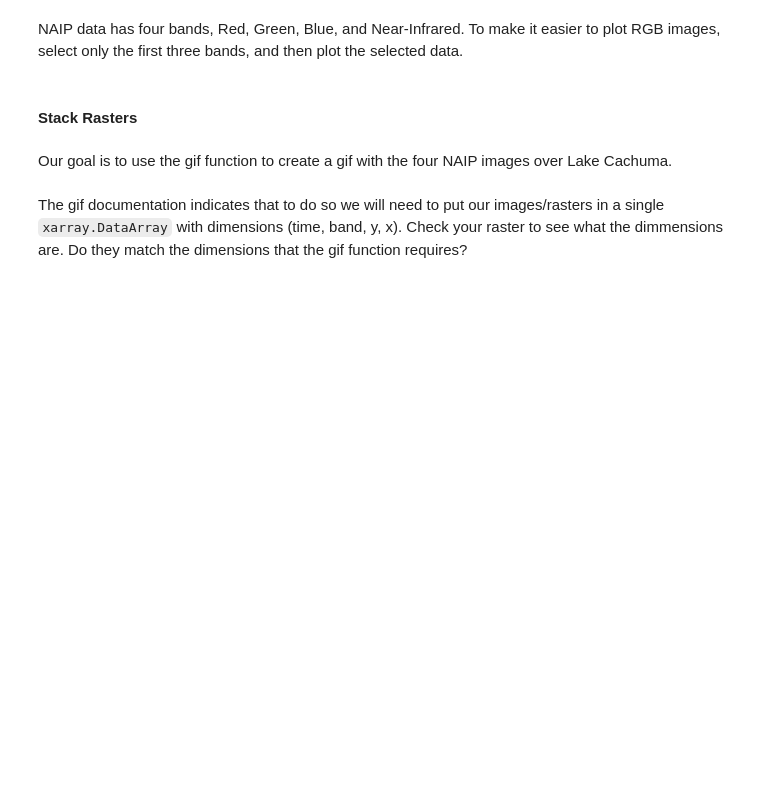
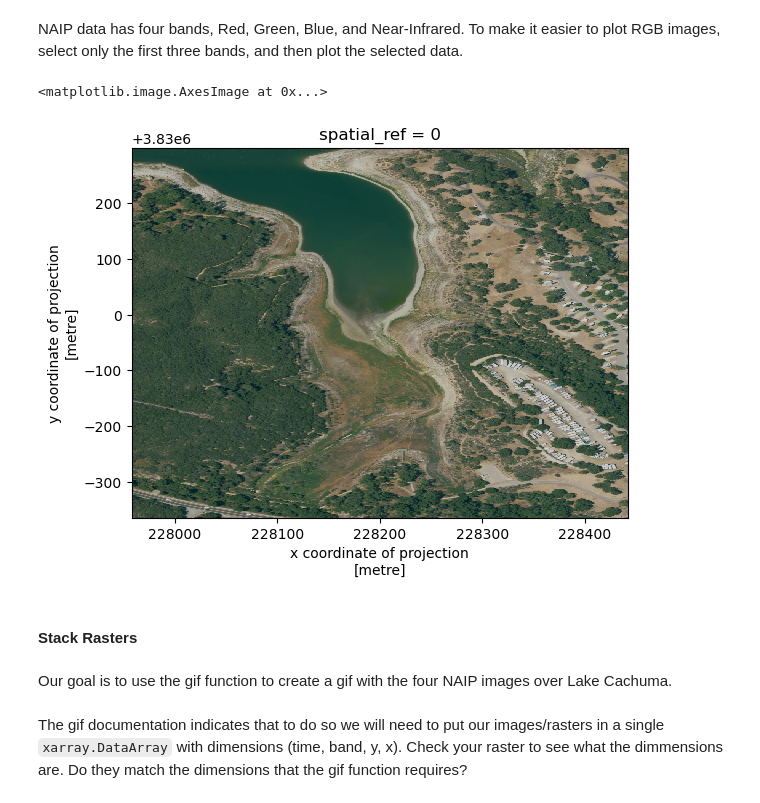
Before and after one commit to tommats00/discussion-week-10, a Jupyter notebook: gif.ipynb, the cells around one changed output. Cells and saved outputs as stored; diff of their text form; code cells hidden in the pictures; blank space fills up the shorter version.

```diff
--- a/gif.ipynb
+++ b/gif.ipynb
@@ -57,7 +60,7 @@ naip_collection
 Now that we have our data, we need to specify the temporal and spatial information we are interested in. Specify the range of interest in the `time_range` variable. We are intersted at the time when Lake Cachuma was at its lowest (01/01/2016) until the heavy rain storms (01/01/2024).
 # %%
 # Temporal range of interest during drought
-time_range = ...
+time_range = "2016-01-01/2024-01-01"
 # %% [markdown]
 The following bounding box coordinates are around Harvey's Cove at lake cachuma.
 # %%
@@ -66,10 +69,13 @@ bbox = [-119.96541203059391,34.57264927127669 ,-119.96035687994136,  34.57849481
 Now that we specificed our bounding box and time range, lets do a catalog search to get our data. Be sure to include your `bbox` and `time_range` in your search. After completing your search, retrieve your search items and assign the first item in your catalog search to the variable `item`.
 # %%
 # Catalog search
-search = ...
+search = catalog.search(
+    collections = ['naip'],
+    bbox = bbox,
+    datetime = time_range)
 
 # Get items from search
-items = ...
+items = search.item_collection()
 
 
 # Determine number of items in search
@@ -77,4 +85,4 @@ print(f'There are {len(items)} items in the search.')
 # %%
 # Get first item in the catalog search
-item = ...
+item = items[0]
 type(item)
@@ -87,0 +95,3 @@ lake_levels
+# %%
+lake_levels = rioxr.open_rasterio(item.assets['image'].href)
+lake_levels
@@ -100,10 +153,13 @@ lake_levels = lake_levels.rio.clip_box(*box_df.to_crs(lake_levels.rio.crs).total
 NAIP data has four bands, Red, Green, Blue, and Near-Infrared. To make it easier to plot RGB images, select only the first three bands, and then plot the selected data.
 # %%
 # Select the the first three bands of the NAIP data
-lake_levels = ...
+lake_levels = lake_levels.sel(band = [1,2,3])
 
 # Plot the first three bands
-...
+lake_levels.plot.imshow()
+# %% [output]
+<matplotlib.image.AxesImage at 0x...>
+[figure, added]
 # %% [markdown]
 #### Stack Rasters
 # %% [markdown]
```
Also changed, not shown: parts of 16 cells of this notebook.
